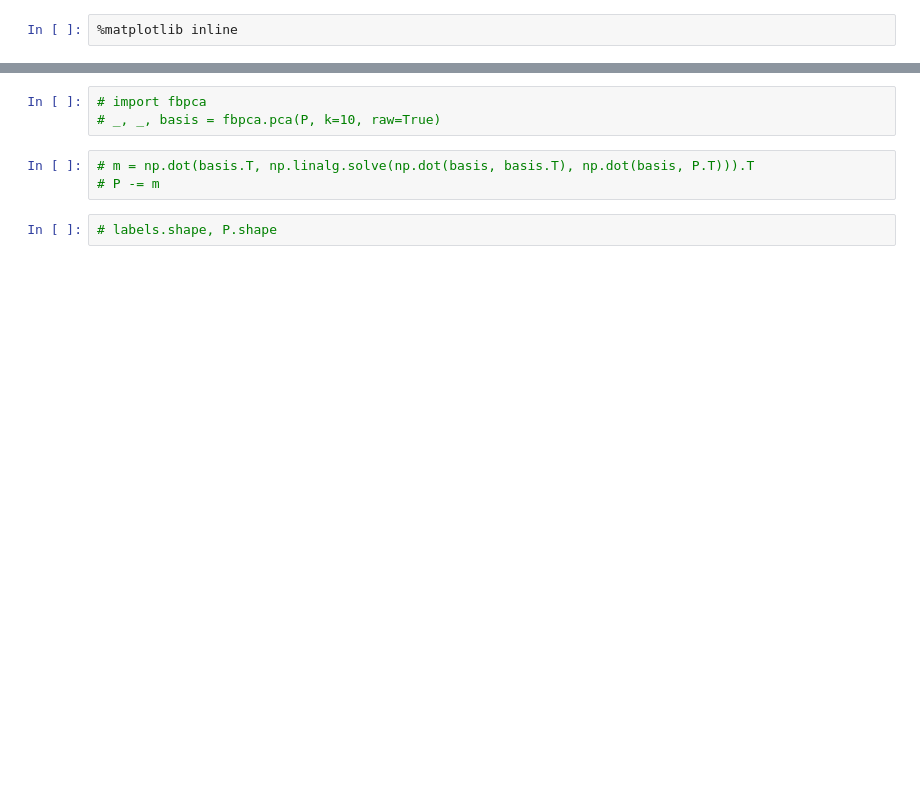
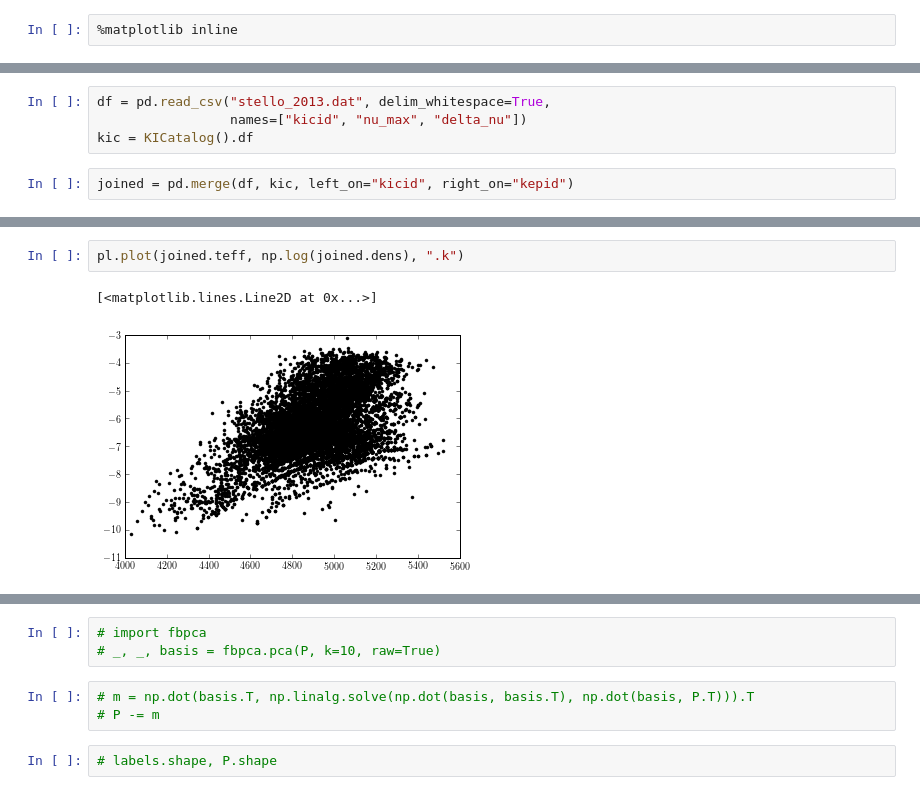
Before and after one commit to dfm/AsteroCannon, a Jupyter notebook: Untitled.ipynb, the cells around one changed output, grey strips where cells are left out. Drawn from its saved outputs; the diff is of its cells as text; blank space fills up the shorter version.

```diff
--- a/Untitled.ipynb
+++ b/Untitled.ipynb
@@ -38,0 +15,6 @@ labels = np.array(labels)
+# %%
+df = pd.read_csv("stello_2013.dat", delim_whitespace=True,
+                 names=["kicid", "nu_max", "delta_nu"])
+kic = KICatalog().df
+# %%
+joined = pd.merge(df, kic, left_on="kicid", right_on="kepid")
@@ -38,0 +40,5 @@ labels = np.array(labels)
+# %%
+pl.plot(joined.teff, np.log(joined.dens), ".k")
+# %% [output]
+[<matplotlib.lines.Line2D at 0x...>]
+[figure, added]
```
Also changed, not shown: parts of 23 cells of this notebook, 1 other file.
